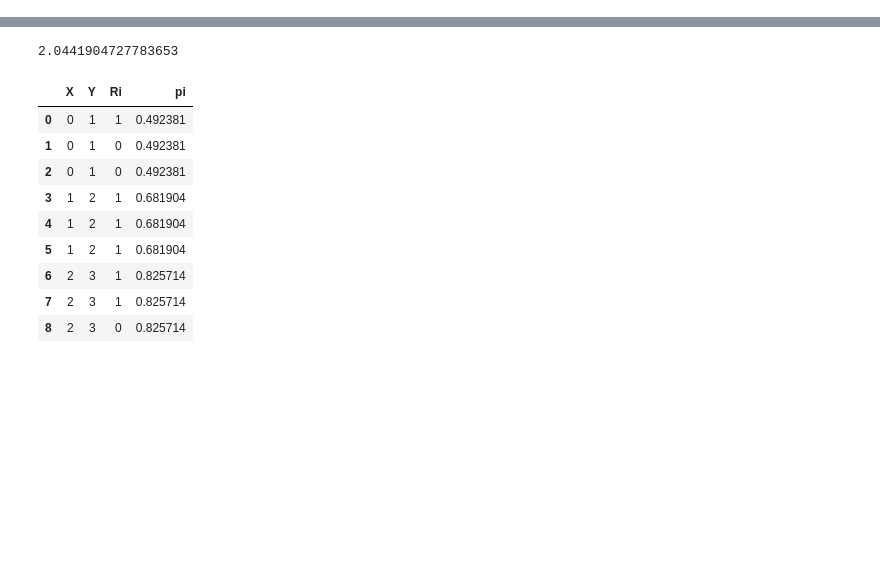
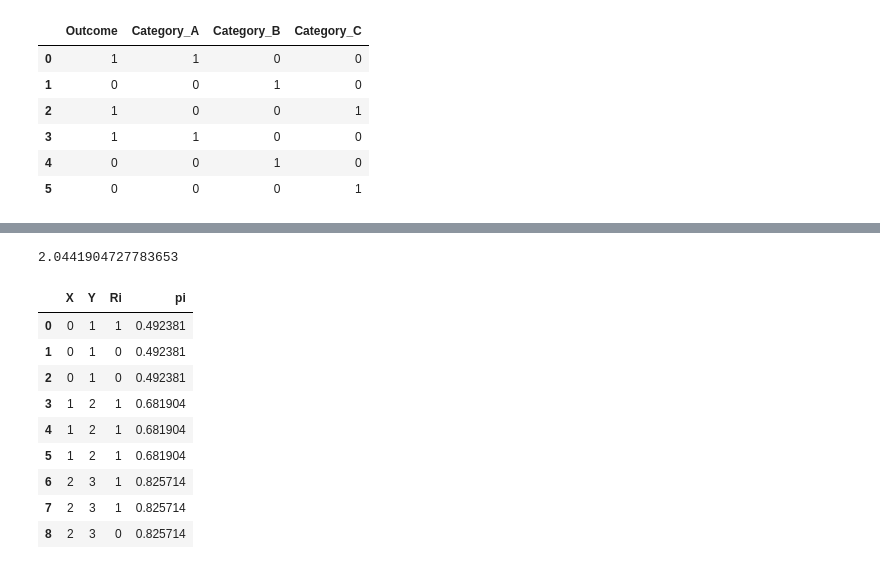
Before and after one commit to Qtonium/Dissertation_TCD, a Jupyter notebook: Untitled.ipynb, the cells around one changed output, grey strips where cells are left out. Cells and saved outputs as stored; diff of their text form; code cells hidden in the pictures; blank space fills up the shorter version.

```diff
--- a/Untitled.ipynb
+++ b/Untitled.ipynb
@@ -0,0 +60,8 @@
+# %%
+import statsmodels.api as sm
+data = {
+    'Category': ['A', 'B', 'C', 'A', 'B', 'C'],
+    'Outcome': [1, 0, 1, 1, 0, 0]
+}
+
+df = pd.DataFrame(data)
@@ -0,0 +78,6 @@
+# %%
+one_hot_encoded = pd.get_dummies(df['Category'], prefix='Category')
+
+# Step 2: Combine Binary Columns for each one hot encoded variable
+df_combined = pd.concat([df, one_hot_encoded], axis=1)
+df_combined.drop(columns='Category', inplace=True)
@@ -0,0 +94,10 @@
+# %%
+df_combined
+# %% [output]
+|  | Outcome | Category_A | Category_B | Category_C |
+| 0 | 1 | 1 | 0 | 0 |
+| 1 | 0 | 0 | 1 | 0 |
+| 2 | 1 | 0 | 0 | 1 |
+| 3 | 1 | 1 | 0 | 0 |
+| 4 | 0 | 0 | 1 | 0 |
+| 5 | 0 | 0 | 0 | 1 |
```
Also changed, not shown: parts of 5 cells of this notebook, 15 other files.
